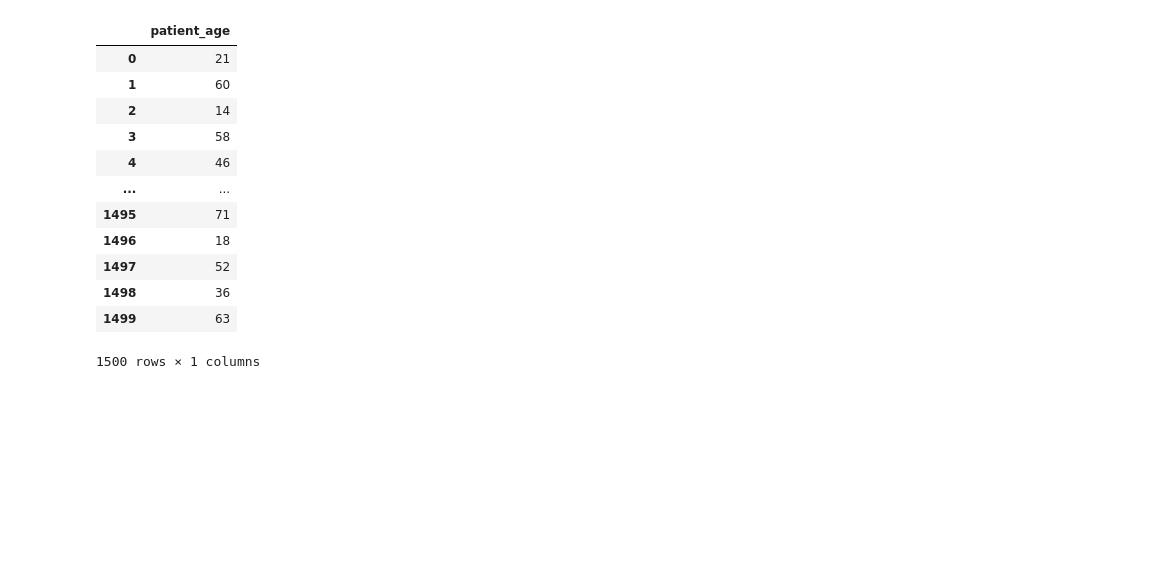
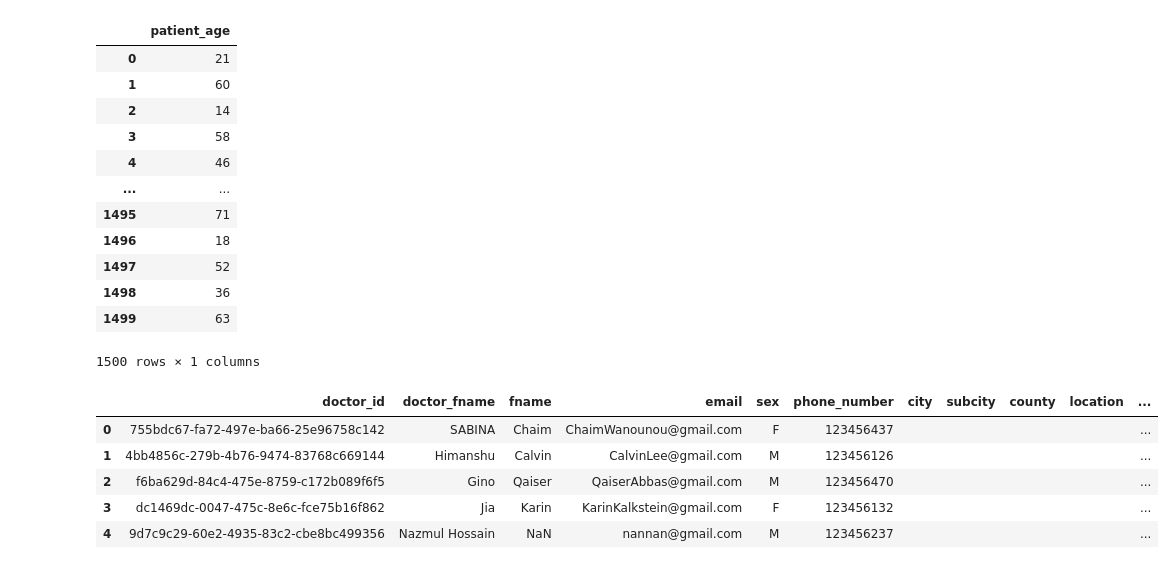
Before and after one commit to dkkiooko/CliniCare, a Jupyter notebook: populate_data.ipynb, the cells around one changed output. Drawn from its saved outputs; the diff is of its cells as text; code cells hidden in the pictures; blank space fills up the shorter version.

```diff
--- a/populate_data.ipynb
+++ b/populate_data.ipynb
@@ -183,7 +183,6 @@ patients_df = pd.DataFrame(
     "em_fname":em_fname,
     "em_lname":em_lname,
     "em_email":em_email,
-    "em_location":em_location,
     "location":location,
     "sex":sex_list,
     "phone_number":phone_number
@@ -1094,36 +1093,47 @@ others = ['' for _ in range(1500)]
 # %%
-patient_id = ''
-doctor_id = ''
-doctor_name = ''
-name = ''
-email_address = ''
-patient_age = 0
-patient_gender = 0
-phone_number = 0
-price_charged = 0.0
-city = ''
-sub_city = ''
-county = ''
-location = ''
-pre_existing_conditions = ''
-history = ''
-heart_rate = 0.0
-blood_pressure = ''
-height = 0.0
-weight = 0.0
-sex = ''
-respiratory_rate = 0.0
-temperature = 0.0
-heent = 0.0
-genitourinary = ''
-lymphoglandular = ''
-integumentary = ''
-chest = ''
-muscoskeletal = ''
-cardiovascular = ''
-abdomen = ''
-others = ''
-lab_investigations = ''
-current_medication = ''
-diagnosis = ''
+# create visits dataframe
+visits_df = pd.concat([
+    v_doctor_id,
+    v_doctor_name,
+    v_name ,
+    v_email_address ,
+    v_patient_gender,
+    v_phone_number ,
+    v_city ,
+    v_sub_city ,
+    v_county ,
+    v_location ,
+    v_patient_id ,
+    k_patient_age,
+    v_dates ,
+    v_price_charged ,
+    v_pre_existing_conditions ,
+    v_history,
+    heart_rate ,
+    blood_pressure ,
+    height ,
+    weight ,
+    respiratory_rate ,
+    temperature ,
+    v_heent,
+    v_genitourinary ,
+    v_lymphoglandular ,
+    v_integumentary ,
+    v_muscoskeletal ,
+    v_cardiovascular ,
+    v_abdomen ,
+    v_lab_investigations ,
+    v_current_medication ,
+    v_diagnosis ,
+    v_chest ,
+    others
+
+], axis=1)
+visits_df.head()
 # %% [output]
+|  | doctor_id | doctor_fname | fname | email | sex | phone_number | city | subcity | county | location | ... |
+| 0 | 755bdc67-fa72-497e-ba66-25e96758c142 | SABINA | Chaim | ChaimWanounou@gmail.com | F | 123456437 |  |  |  |  | ... |
+| 1 | 4bb4856c-279b-4b76-9474-83768c669144 | Himanshu | Calvin | CalvinLee@gmail.com | M | 123456126 |  |  |  |  | ... |
+| 2 | f6ba629d-84c4-475e-8759-c172b089f6f5 | Gino | Qaiser | QaiserAbbas@gmail.com | M | 123456470 |  |  |  |  | ... |
+| 3 | dc1469dc-0047-475c-8e6c-fce75b16f862 | Jia | Karin | KarinKalkstein@gmail.com | F | 123456132 |  |  |  |  | ... |
+| 4 | 9d7c9c29-60e2-4935-83c2-cbe8bc499356 | Nazmul Hossain | NaN | nannan@gmail.com | M | 123456237 |  |  |  |  | ... |
```
Also changed, not shown: parts of 24 cells of this notebook, 5 other files.
